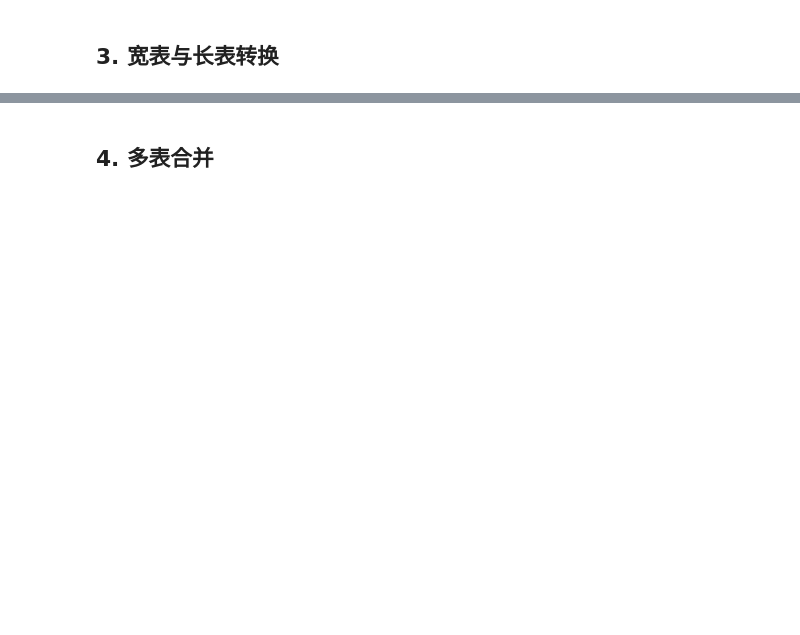
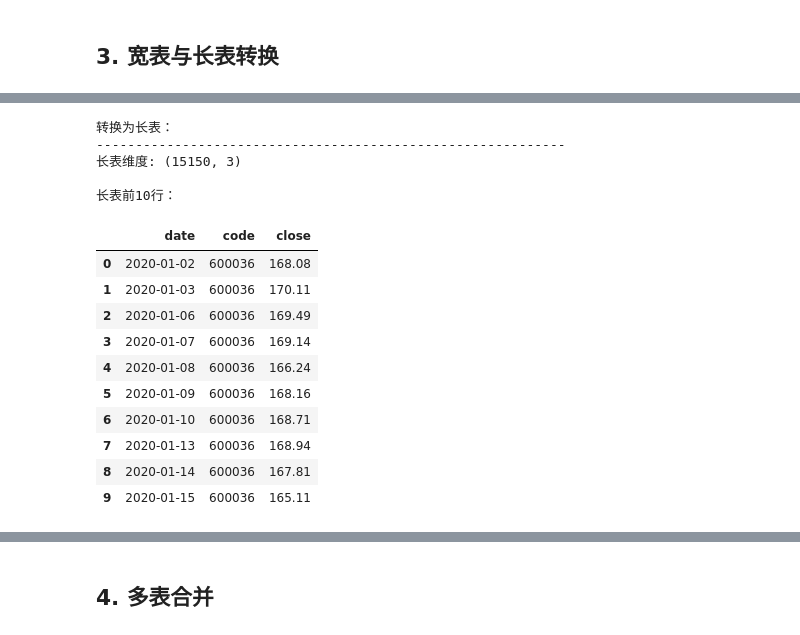
Before and after one commit to 1197325514-cyber/dshw-p02, a Jupyter notebook: 02_clean.ipynb, the cells around one changed output, grey strips where cells are left out. Cells and saved outputs as stored; diff of their text form; code cells hidden in the pictures; blank space fills up the shorter version.

```diff
--- a/02_clean.ipynb
+++ b/02_clean.ipynb
@@ -254,18 +413,34 @@ display(wide_df.head())
 # %%
 # 将宽表转换为长表
 print("\n转换为长表：")
 print("-" * 60)
-
 # 使用pd.melt转换
 long_df = wide_df.reset_index().melt(
     id_vars='date',
     var_name='code',
     value_name='close'
 )
-
+long_df = long_df.dropna(subset=['close']).reset_index(drop=True)
 print(f"长表维度: {long_df.shape}")
 print("\n长表前10行：")
 display(long_df.head(10))
+# %% [output]
+转换为长表：
+------------------------------------------------------------
+长表维度: (15150, 3)
+
+长表前10行：
+|  | date | code | close |
+| 0 | 2020-01-02 | 600036 | 168.08 |
+| 1 | 2020-01-03 | 600036 | 170.11 |
+| 2 | 2020-01-06 | 600036 | 169.49 |
+| 3 | 2020-01-07 | 600036 | 169.14 |
+| 4 | 2020-01-08 | 600036 | 166.24 |
+| 5 | 2020-01-09 | 600036 | 168.16 |
+| 6 | 2020-01-10 | 600036 | 168.71 |
+| 7 | 2020-01-13 | 600036 | 168.94 |
+| 8 | 2020-01-14 | 600036 | 167.81 |
+| 9 | 2020-01-15 | 600036 | 165.11 |
 # %%
 # 宽表与长表的适用场景分析
 print("\n宽表与长表的适用场景分析：")
```
Also changed, not shown: parts of 23 cells of this notebook, 38 other files.
